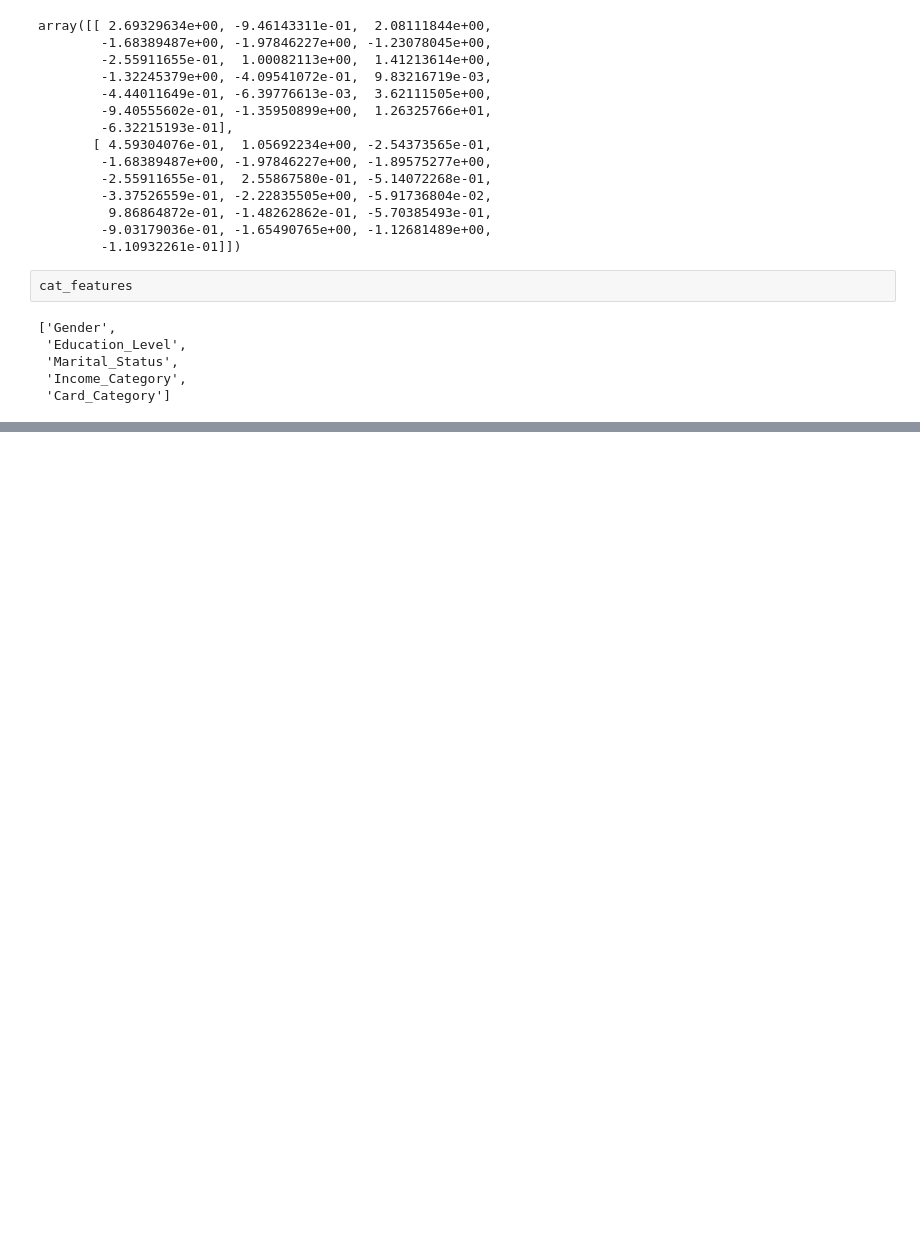
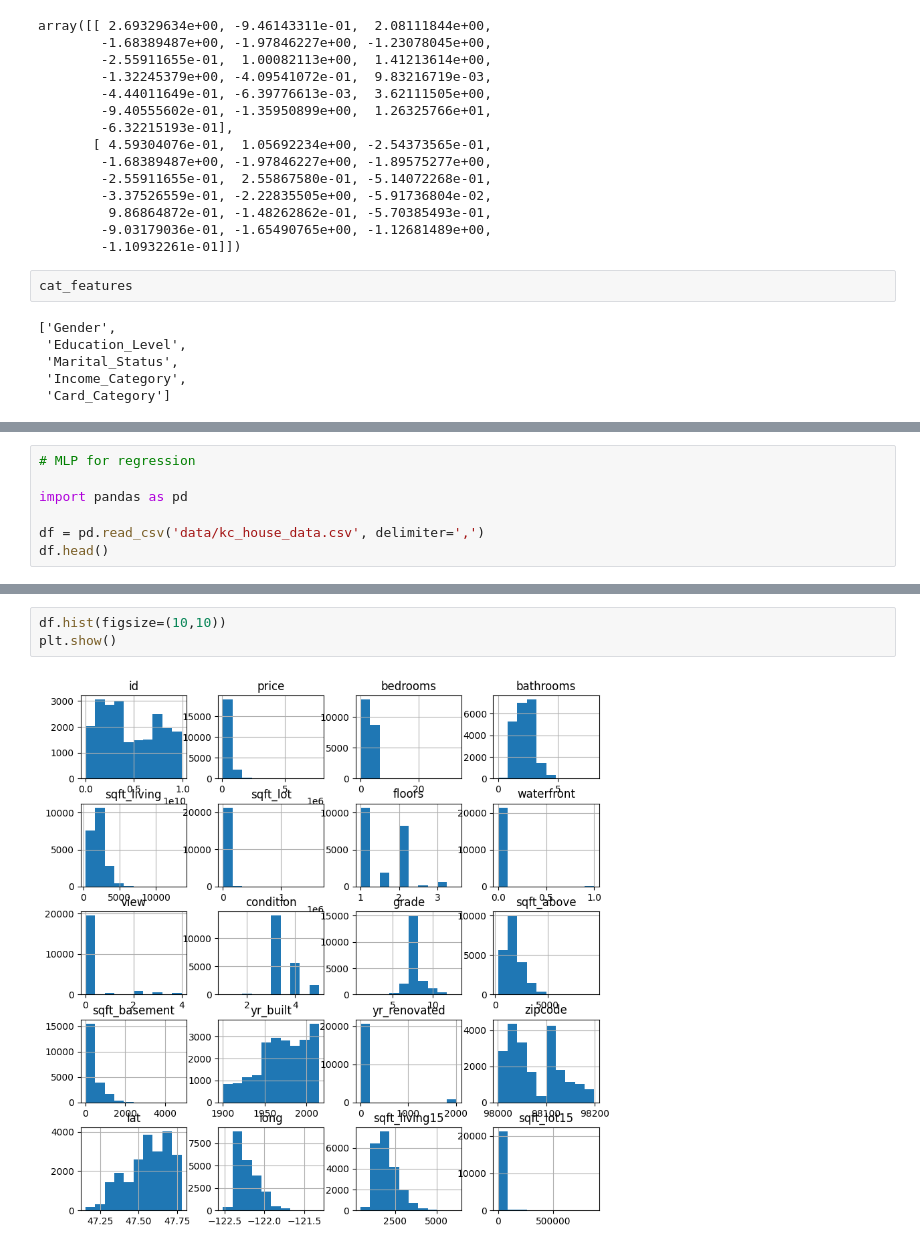
Before and after one commit to aliifam/ppd, a Jupyter notebook: ppd/pekan10/1.ipynb, the cells around one changed output, grey strips where cells are left out. Saved outputs shown, nothing was run; the diff lists cells and outputs as text; blank space fills up the shorter version.

```diff
--- a/ppd/pekan10/1.ipynb
+++ b/ppd/pekan10/1.ipynb
@@ -225,0 +224,7 @@ cat_features
+# %%
+# MLP for regression
+
+import pandas as pd
+
+df = pd.read_csv('data/kc_house_data.csv', delimiter=',')
+df.head()
@@ -225,0 +259,5 @@ cat_features
+# %%
+df.hist(figsize=(10,10))
+plt.show()
+# %% [output]
+[figure, added]
```
Also changed, not shown: parts of 7 cells of this notebook, 1 other file.
